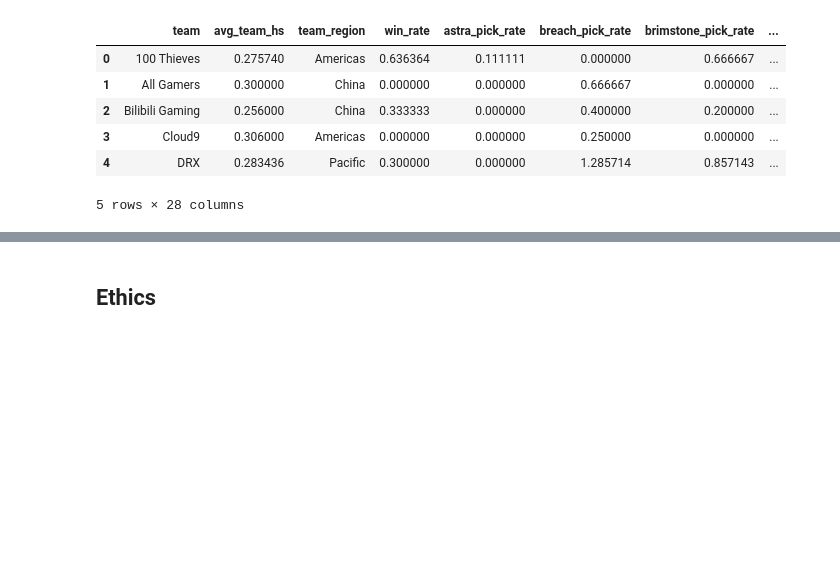
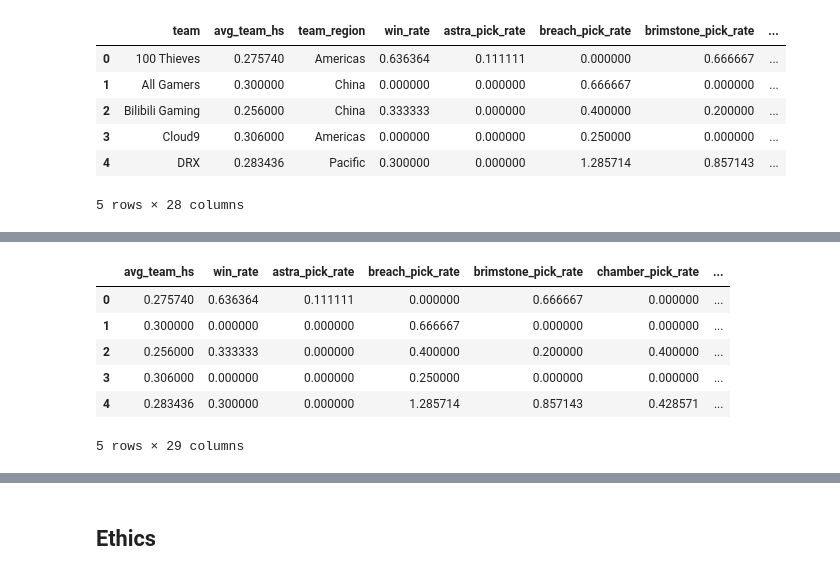
Before and after one commit to keil4ni/vct-2024-analysis, a Jupyter notebook: 03-FinalProject.ipynb, the cells around one changed output, grey strips where cells are left out. Saved outputs shown, nothing was run; the diff lists cells and outputs as text; code cells hidden in the pictures; blank space fills up the shorter version.

Commit message:
multilinear reg model

```diff
--- a/03-FinalProject.ipynb
+++ b/03-FinalProject.ipynb
@@ -476,0 +460,5 @@ final_df.head()
+# %%
+final_df = final_df.dropna()
+
+print(final_df.shape)
+final_df.head()
@@ -814,0 +802,15 @@ Some more words and stuff.  Remember notebooks work best if you interleave the c
+# %%
+# prepare data for modeling by dropping team col since it's an identifier & not useful for modeling
+df_model = final_df.drop(columns = ['team'])
+
+# convert region into dummy vars for modeling
+df_model = pd.get_dummies(df_model, columns = ['team_region'], drop_first = True)
+df_model.head()
+# %% [output]
+|  | avg_team_hs | win_rate | astra_pick_rate | breach_pick_rate | brimstone_pick_rate | chamber_pick_rate | ... |
+| 0 | 0.275740 | 0.636364 | 0.111111 | 0.000000 | 0.666667 | 0.000000 | ... |
+| 1 | 0.300000 | 0.000000 | 0.000000 | 0.666667 | 0.000000 | 0.000000 | ... |
+| 2 | 0.256000 | 0.333333 | 0.000000 | 0.400000 | 0.200000 | 0.400000 | ... |
+| 3 | 0.306000 | 0.000000 | 0.000000 | 0.250000 | 0.000000 | 0.000000 | ... |
+| 4 | 0.283436 | 0.300000 | 0.000000 | 1.285714 | 0.857143 | 0.428571 | ... |
+5 rows × 29 columns
```
Also changed, not shown: parts of 18 cells of this notebook.
